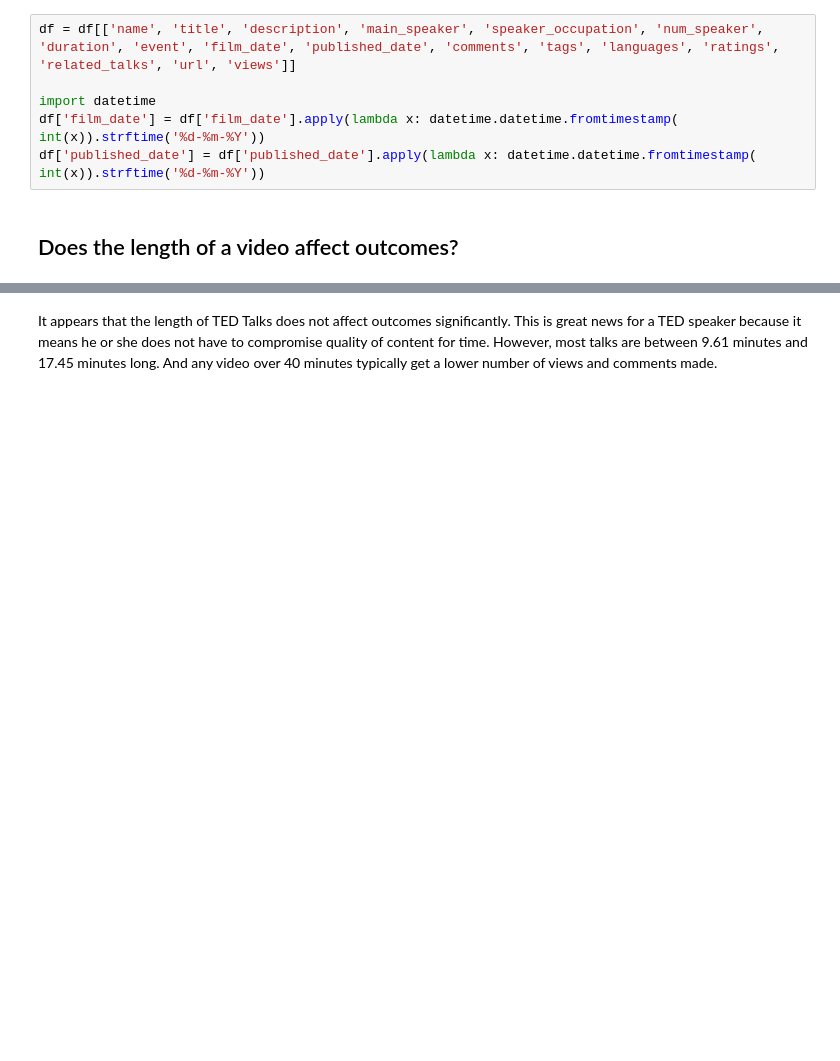
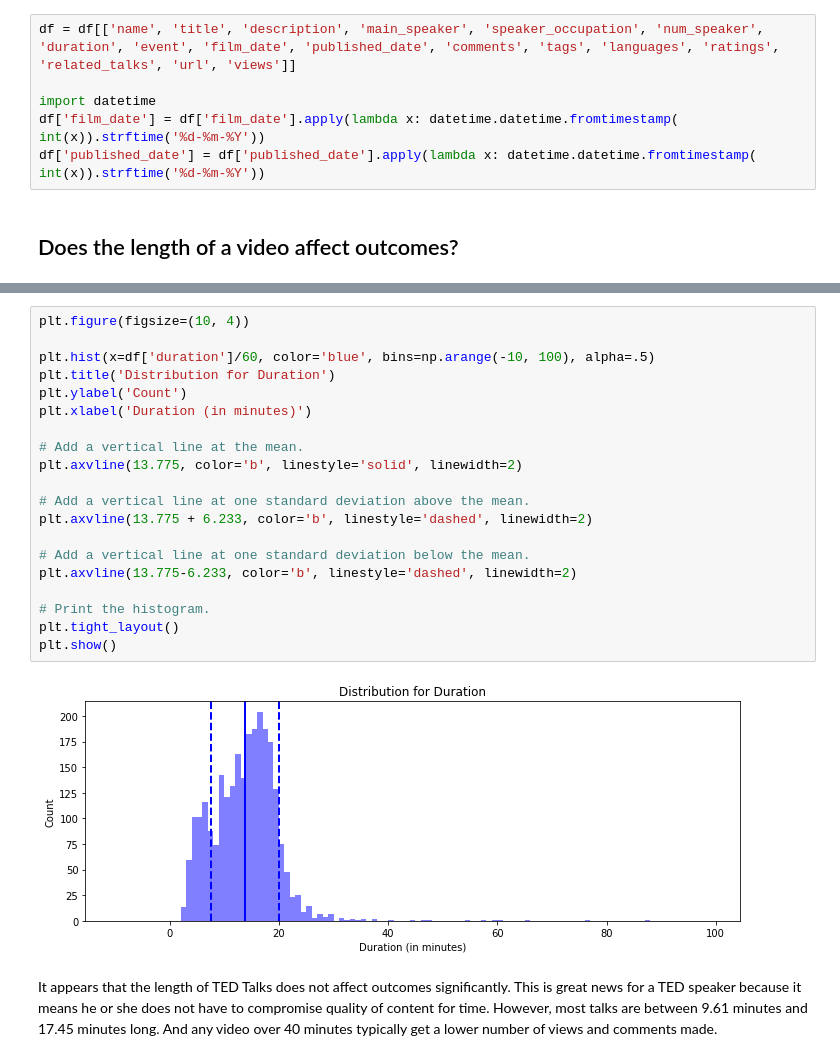
Before and after one commit to akim2034/Thinkful-, a Jupyter notebook: Unit+2+Challenge+TED+Talks+Data+Viz.ipynb, the cells around one changed output, grey strips where cells are left out. Saved outputs shown, nothing was run; the diff lists cells and outputs as text; blank space fills up the shorter version.

```diff
--- a/Unit+2+Challenge+TED+Talks+Data+Viz.ipynb
+++ b/Unit+2+Challenge+TED+Talks+Data+Viz.ipynb
@@ -62,3 +62,25 @@ Name: views, dtype: float64
+# %%
+plt.figure(figsize=(10, 4))
+
+plt.hist(x=df['duration']/60, color='blue', bins=np.arange(-10, 100), alpha=.5)
+plt.title('Distribution for Duration')
+plt.ylabel('Count')
+plt.xlabel('Duration (in minutes)')
+
+# Add a vertical line at the mean.
+plt.axvline(13.775, color='b', linestyle='solid', linewidth=2)
+
+# Add a vertical line at one standard deviation above the mean.
+plt.axvline(13.775 + 6.233, color='b', linestyle='dashed', linewidth=2)
+
+# Add a vertical line at one standard deviation below the mean.
+plt.axvline(13.775-6.233, color='b', linestyle='dashed', linewidth=2)
+
+# Print the histogram.
+plt.tight_layout()
+plt.show()
+# %% [output]
+[figure, added]
 # %% [markdown]
 It appears that the length of TED Talks does not affect outcomes significantly. This is great news for a TED speaker because it means he or she does not have to compromise quality of content for time. However, most talks are between 9.61 minutes and 17.45 minutes long. And any video over 40 minutes typically get a lower number of views and comments made.
 # %% [markdown]
```
Also changed, not shown: parts of 2 cells of this notebook.
